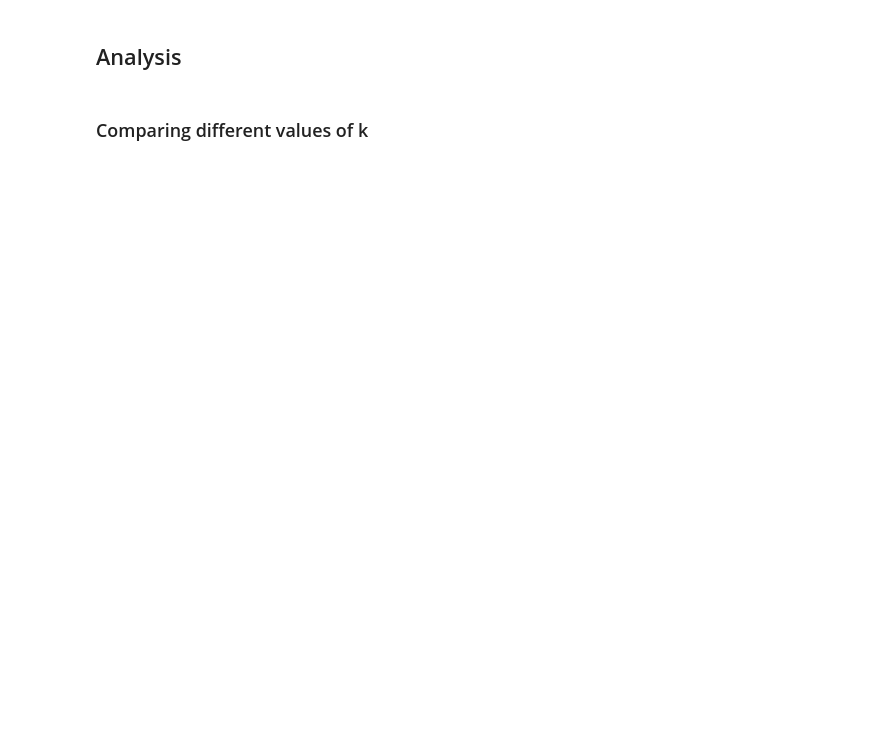
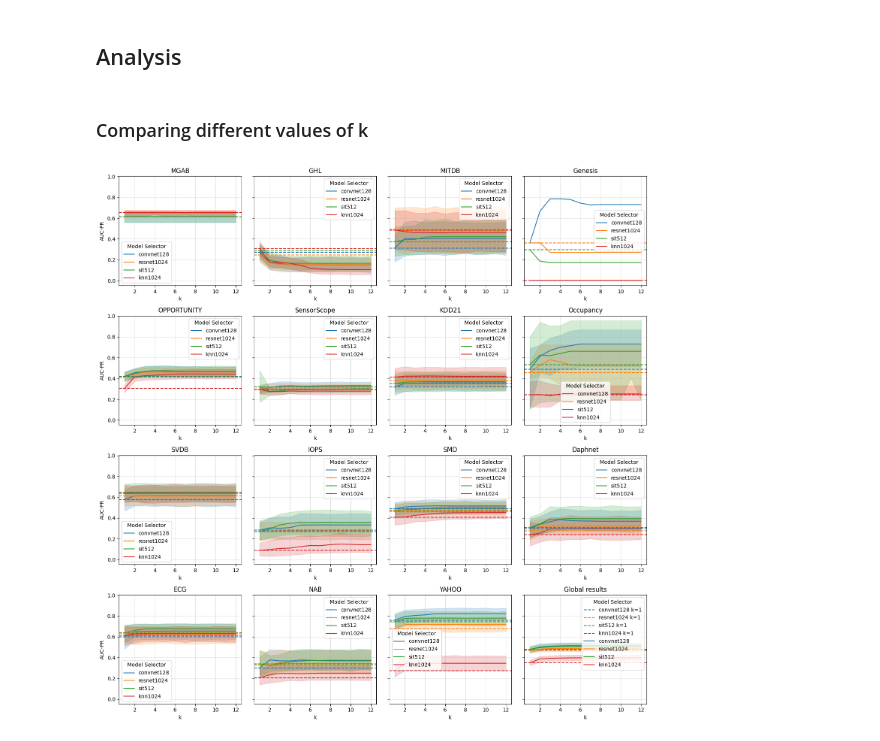
Before and after one commit to sylligardos/MSADv2, a Jupyter notebook: notebooks/k_analysis_042024.ipynb, the cells around one changed output. Cells and saved outputs as stored; diff of their text form; code cells hidden in the pictures; blank space fills up the shorter version.

```diff
--- a/notebooks/k_analysis_042024.ipynb
+++ b/notebooks/k_analysis_042024.ipynb
@@ -140,2 +163,36 @@ tmp_df = df[(df["Model Selector"] == model_selector) & (df["Combine Method"] ==
+# %%
+# Plot the AUC-PR values
+fig, axes = plt.subplots(4, 4, figsize=(15, 15), sharey=True)
+combine_method = 'vote'
+
+for i in range (0, len(datasets)):
+    curr_data = df[(df["Dataset"] == datasets[i]) & (df["Combine Method"] == combine_method)]
+
+    sns.lineplot(ax=axes[i//4, i % 4], data=curr_data, x="k", y="AUC-PR", hue="Model Selector", hue_order=model_selectors)
+
+    # Compute average for k = 1
+    for j, ms in enumerate(model_selectors):
+        curr_avg_k1 = curr_data[(curr_data["Model Selector"] == ms) & (curr_data["k"] == 1)]['AUC-PR'].mean()
+        axes[i//4, i % 4].axhline(y=curr_avg_k1, color=f'C{j}', linestyle='dashed', label=f'{ms} k=1')
+
+    axes[i//4, i % 4].grid(alpha=0.4)
+    axes[i//4, i % 4].title.set_text(datasets[i])
+
+# Compute global plot
+curr_data = df[(df["Combine Method"] == combine_method)]
+
+# Compute average for k = 1
+for j, ms in enumerate(model_selectors):
+    curr_avg_k1 = curr_data[(curr_data["Model Selector"] == ms) & (curr_data["k"] == 1)]['AUC-PR'].mean()
+    axes[3, 3].axhline(y=curr_avg_k1, color=f'C{j}', linestyle='dashed', label=f'{ms} k=1')
+
+sns.lineplot(ax=axes[3, 3], data=curr_data, x="k", y="AUC-PR", hue="Model Selector", hue_order=model_selectors)
+axes[3, 3].grid(alpha=0.4)
+axes[3, 3].title.set_text("Global results")
+
+plt.tight_layout()
+plt.show()
+# %% [output]
+[figure, added]
 # %%
 # Plot the AUC-PR values
```
Also changed, not shown: parts of 28 cells of this notebook, 1 other file.
